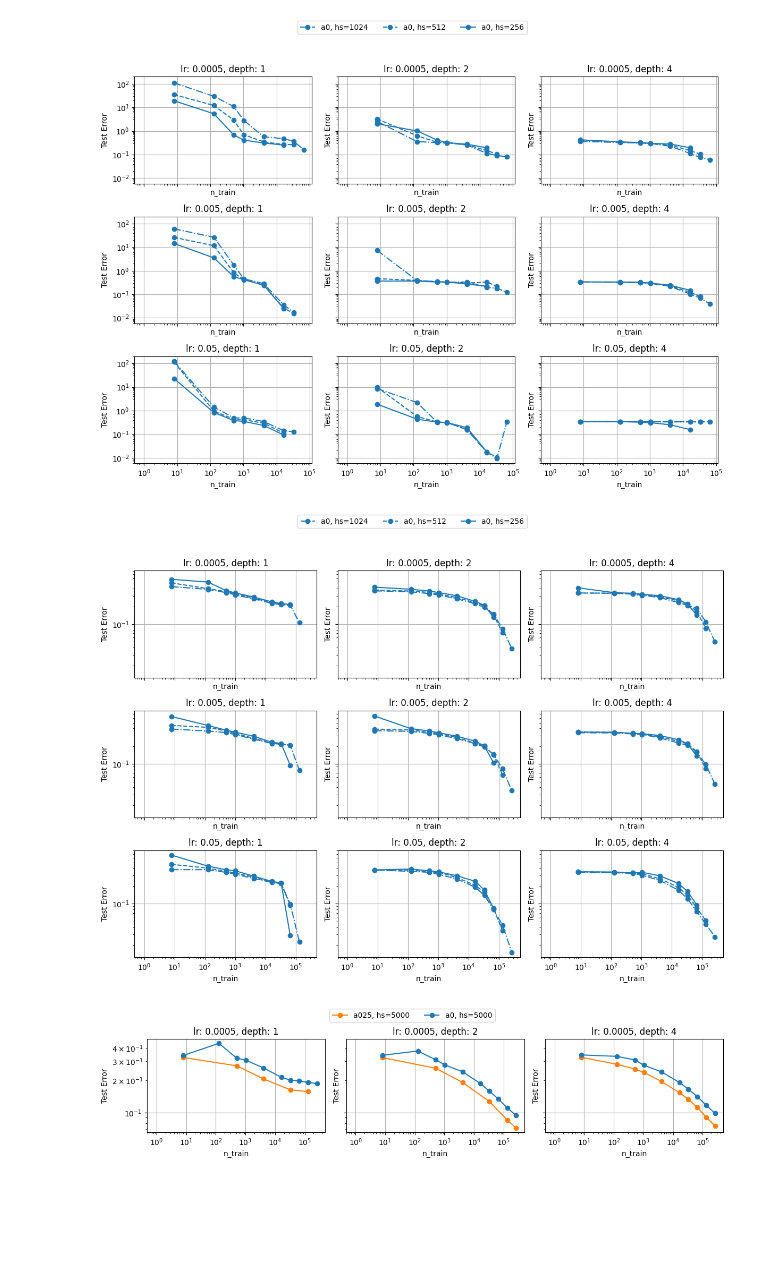
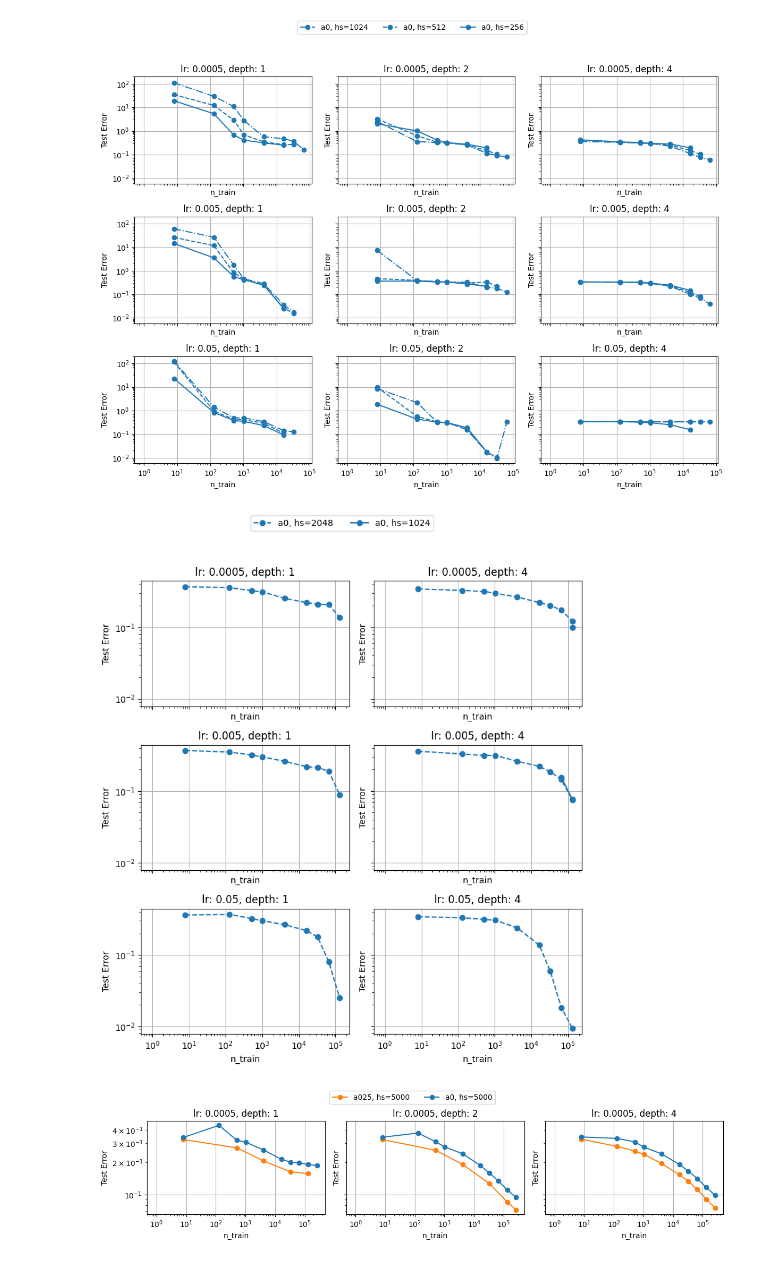
Before and after one commit to NiclasGoering/TF_spectrum, a Jupyter notebook: plot_grid.ipynb, the cells around one changed output. Saved outputs shown, nothing was run; the diff lists cells and outputs as text; code cells hidden in the pictures; blank space fills up the shorter version.

```diff
--- a/plot_grid.ipynb
+++ b/plot_grid.ipynb
@@ -166,7 +166,7 @@ import matplotlib.pyplot as plt
 
 # ======= USER SETTINGS =======
 # Set the path to your results directory
-results_directory = "/home/goring/TF_spectrum/results_testgrid/d50_hidden512_standard_depth_1"
+results_directory = "/home/goring/TF_spectrum/results_testgrid/d50_hidden512_standard_depth_mpi"
 # If you want to save the figure, specify a file name (e.g., "my_plot.png"); otherwise, leave as an empty string.
 save_fig_path = ""  # e.g., "my_plot.png"
 
@@ -176,7 +176,7 @@ def load_results(directory):
     Load all JSON Lines files in the directory that match the pattern *_results_*.jsonl.
     Each line should be a JSON object corresponding to one experimental configuration.
     """
-    pattern = os.path.join(directory, "*_results_*.jsonl")
+    pattern = os.path.join(directory, "results_*.jsonl")
     files = glob.glob(pattern)
     results = []
     for filename in files:
@@ -288,34 +288,34 @@ for i, lr in enumerate(unique_lr):
             for n in n_train_sorted:
                 errors = ntrain_dict[n]
                 mean_error = sum(errors) / len(errors)
                 std_error = np.std(errors) if len(errors) > 1 else 0
                 y_means.append(mean_error)
                 y_stds.append(std_error)
             ls = hidden_line_styles[hs]
             color = dataset_colors[dataset]
             line = ax.errorbar(x_vals, y_means, yerr=y_stds,
                                linestyle=ls, marker='o', color=color, label=f"{dataset}, hs={hs}")[0]
             legend_key = f"{dataset}, hs={hs}"
             if legend_key not in legend_handles:
                 legend_handles[legend_key] = line
         ax.set_xscale("log")
         ax.set_yscale("log")
         ax.set_xlabel("n_train")
         ax.set_ylabel("Test Error")
         ax.set_title(f"lr: {lr}, depth: {depth}")
         ax.grid(True)
 
 # Create a global legend above the subplots.
 fig.legend(legend_handles.values(), legend_handles.keys(), loc="upper center", ncol=4)
 fig.tight_layout(rect=[0, 0, 1, 0.92])
 
 if save_fig_path:
     plt.savefig(save_fig_path)
     print("Figure saved to", save_fig_path)
 else:
     plt.show()
 # %% [output]
-[figure, old version]
+[figure, new version]
 # %%
 import os
 import glob
```
Also changed, not shown: parts of 1 cell of this notebook, 14 other files.
